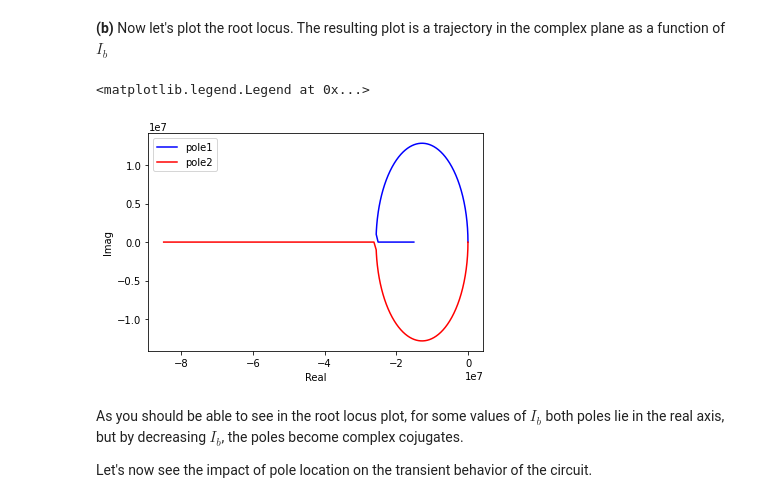
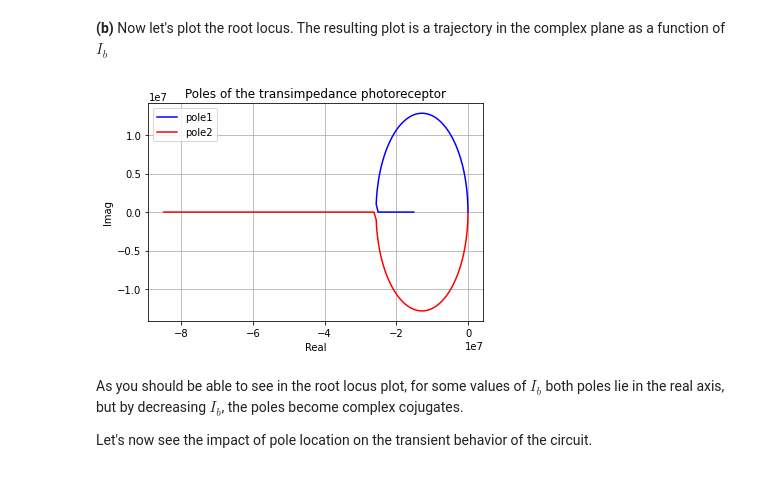
Before and after one commit to pbonazzi/21-10-neuromorphic-engineering, a Jupyter notebook: lab/2021_Lab10_Photoreceptors_4.9_Pietro_Bonazzi.ipynb, the cells around one changed output. Cells and saved outputs as stored; diff of their text form; code cells hidden in the pictures.

```diff
--- a/lab/2021_Lab10_Photoreceptors_4.9_Pietro_Bonazzi.ipynb
+++ b/lab/2021_Lab10_Photoreceptors_4.9_Pietro_Bonazzi.ipynb
@@ -650,22 +658,24 @@ complex plane as a function of $I_b$
 # %%
 import matplotlib.pyplot as plt # plotting
 import numpy as np # for math
 
 Ib_sweep = np.logspace(-15,-6,10000) # define range of Ib, adjust it to show the loop
 Ipd_bright = 100e-12 # Photocurrent of 100pA
 
 pole1,pole2,Q=get_poles(Ipd=Ipd_bright,Ib=Ib_sweep,C_pd=C_pd,C_out=C_out,V_e=V_e)
 
 # plot
 fig,ax1=plt.subplots(sharex=True)
 ax1.plot(np.real(pole1),np.imag(pole1),'b')
 ax1.plot(np.real(pole2),np.imag(pole2),'r')
 ax1.set_xlabel('Real')
 ax1.set_ylabel('Imag')
 ax1.legend(['pole1','pole2'])
+ax1.title.set_text('Poles of the transimpedance photoreceptor')
+ax1.grid()
+plt.show()
 # %% [output]
-<matplotlib.legend.Legend at 0x...>
-[figure, old version]
+[figure, new version]
 # %% [markdown]
 As you should be able to see in the root locus plot, for some values of
 $I_b$ both poles lie in the real axis, but by decreasing $I_b$, the poles become
```
Also changed, not shown: parts of 11 cells of this notebook, 3 other files.
